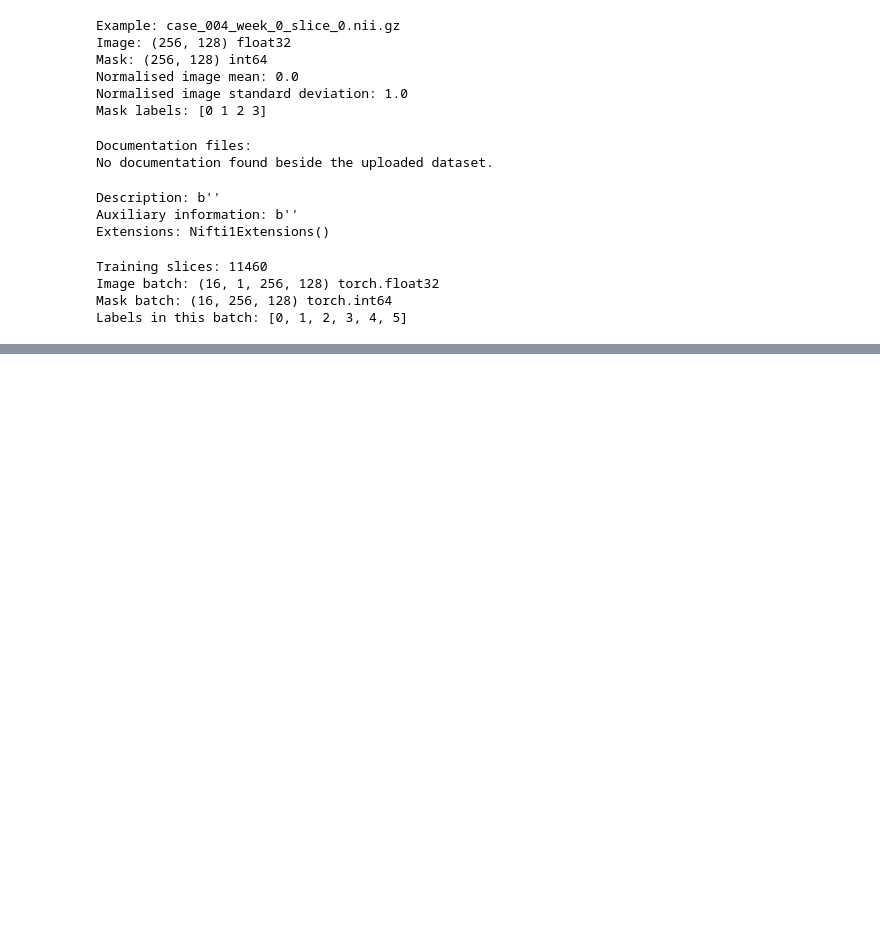
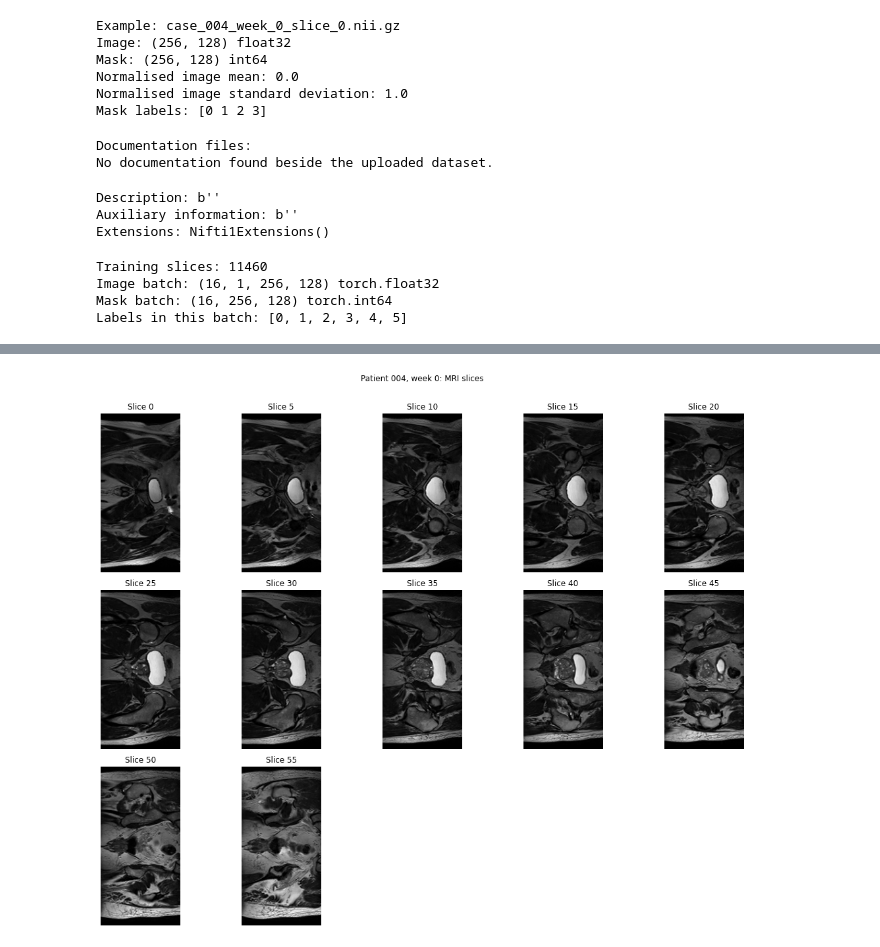
Before and after one commit to andrevasquez/PatternAnalysis-2026, a Jupyter notebook: recognition/ResidualUNet_s4749642/dataset.ipynb, the cells around one changed output, grey strips where cells are left out. Saved outputs shown, nothing was run; the diff lists cells and outputs as text; code cells hidden in the pictures; blank space fills up the shorter version.

```diff
--- a/recognition/ResidualUNet_s4749642/dataset.ipynb
+++ b/recognition/ResidualUNet_s4749642/dataset.ipynb
@@ -248,0 +361,40 @@ Labels in this batch: [0, 1, 2, 3, 4, 5]
+# %%
+import matplotlib.pyplot as plt
+
+# Select patient 004, week 0, and sort by numeric slice number.
+case_pairs = [
+    pair for pair in splits["train"]
+    if pair[0].name.startswith("case_004_week_0_slice_")
+]
+case_pairs.sort(
+    key=lambda pair: int(pair[0].name.split("_slice_")[1].split(".")[0])
+)
+
+# Show every fifth slice; change to 1 to display all slices.
+selected = case_pairs[::5]
+assert selected, "No matching slices found."
+
+columns = 5
+rows = (len(selected) + columns - 1) // columns
+fig, axes = plt.subplots(
+    rows, columns, figsize=(15, rows * 4), squeeze=False
+)
+
+for ax, (image_path, _) in zip(axes.flat, selected):
+    # Load MRI intensities directly, without normalisation or masks.
+    image = np.squeeze(nib.load(image_path).get_fdata())
+    slice_number = image_path.name.split("_slice_")[1].split(".")[0]
+
+    ax.imshow(image, cmap="gray")
+    ax.set_title(f"Slice {slice_number}")
+    ax.axis("off")
+
+# Hide unused panels.
+for ax in list(axes.flat)[len(selected):]:
+    ax.axis("off")
+
+fig.suptitle("Patient 004, week 0: MRI slices")
+plt.tight_layout(rect=[0, 0, 1, 0.97])
+plt.show()
+# %% [output]
+[figure, added]
```
Also changed, not shown: parts of 3 cells of this notebook.
